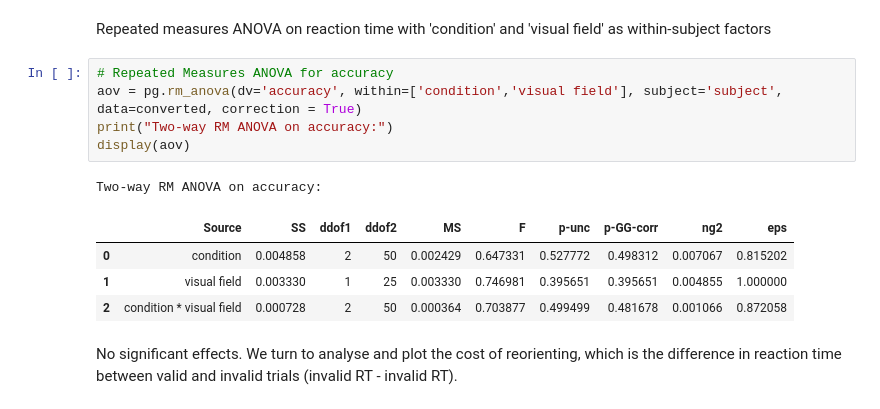
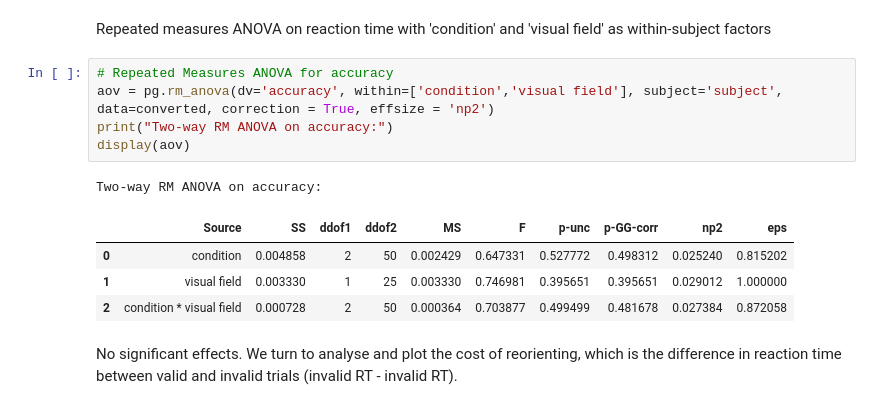
Before and after one commit to olofvanderwerf/rhythmic-attention, a Jupyter notebook: general_analysis.ipynb, the cells around one changed output. Saved outputs shown, nothing was run; the diff lists cells and outputs as text.

```diff
--- a/general_analysis.ipynb
+++ b/general_analysis.ipynb
@@ -437,15 +451,15 @@ plt.show()
 Repeated measures ANOVA on reaction time with 'condition' and 'visual field' as within-subject factors
 # %%
 # Repeated Measures ANOVA for accuracy
-aov = pg.rm_anova(dv='accuracy', within=['condition','visual field'], subject='subject', data=converted, correction = True)
+aov = pg.rm_anova(dv='accuracy', within=['condition','visual field'], subject='subject', data=converted, correction = True, effsize = 'np2')
 print("Two-way RM ANOVA on accuracy:")
 display(aov)
 # %% [output]
 Two-way RM ANOVA on accuracy:
-|  | Source | SS | ddof1 | ddof2 | MS | F | p-unc | p-GG-corr | ng2 | eps |
-| 0 | condition | 0.004858 | 2 | 50 | 0.002429 | 0.647331 | 0.527772 | 0.498312 | 0.007067 | 0.815202 |
-| 1 | visual field | 0.003330 | 1 | 25 | 0.003330 | 0.746981 | 0.395651 | 0.395651 | 0.004855 | 1.000000 |
-| 2 | condition * visual field | 0.000728 | 2 | 50 | 0.000364 | 0.703877 | 0.499499 | 0.481678 | 0.001066 | 0.872058 |
+|  | Source | SS | ddof1 | ddof2 | MS | F | p-unc | p-GG-corr | np2 | eps |
+| 0 | condition | 0.004858 | 2 | 50 | 0.002429 | 0.647331 | 0.527772 | 0.498312 | 0.025240 | 0.815202 |
+| 1 | visual field | 0.003330 | 1 | 25 | 0.003330 | 0.746981 | 0.395651 | 0.395651 | 0.029012 | 1.000000 |
+| 2 | condition * visual field | 0.000728 | 2 | 50 | 0.000364 | 0.703877 | 0.499499 | 0.481678 | 0.027384 | 0.872058 |
 # %% [markdown]
 No significant effects. We turn to analyse and plot the cost of reorienting, which is the difference in reaction time between valid and invalid trials (invalid RT - invalid RT).
 # %%
```
Also changed, not shown: parts of 3 cells of this notebook, 3 other files.
